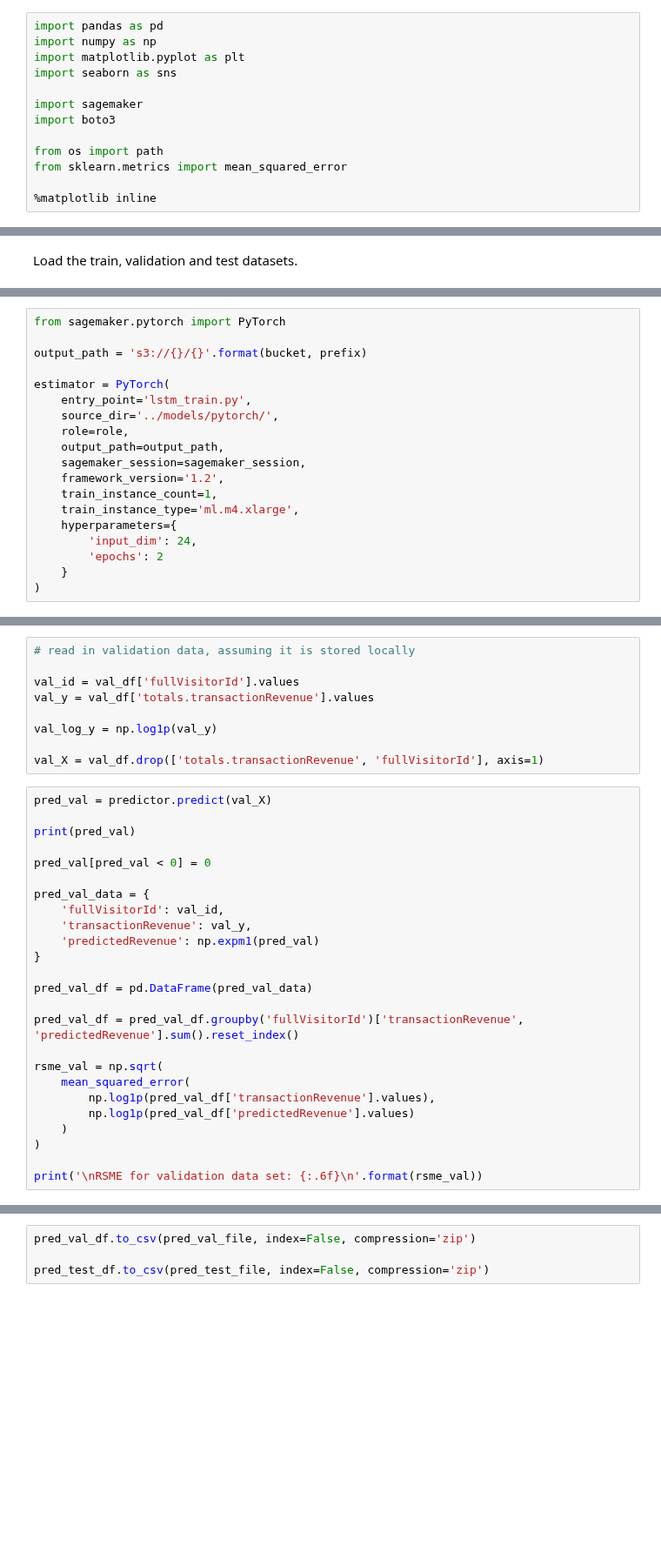
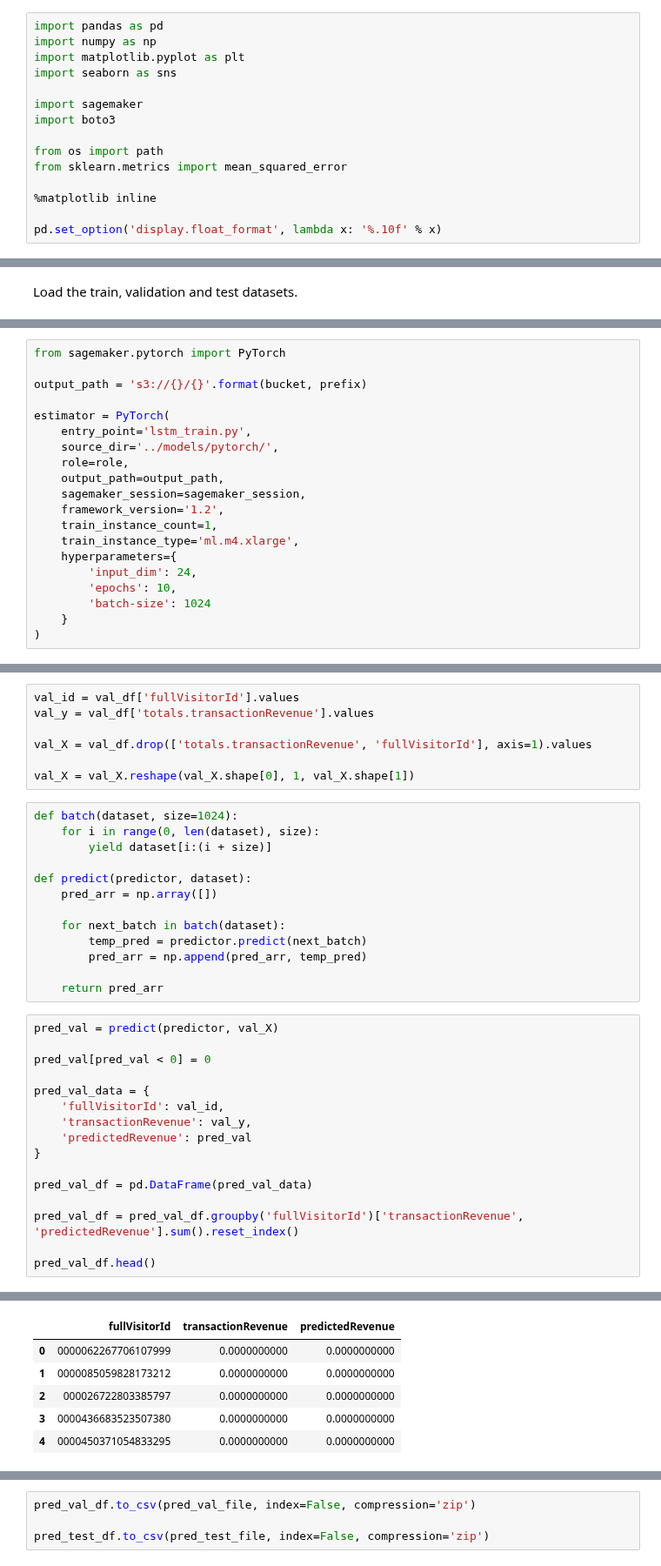
Before and after one commit to cpallapolu/udacity-mlnd-p3-capstone, a Jupyter notebook: notebooks/3_Pytorch_LSTM.ipynb, the cells around one changed output, grey strips where cells are left out. Shown at 87% size. Cells and saved outputs as stored; diff of their text form; blank space fills up the shorter version.

Commit message:
completed till model prediction

```diff
--- a/notebooks/3_Pytorch_LSTM.ipynb
+++ b/notebooks/3_Pytorch_LSTM.ipynb
@@ -33,6 +33,8 @@ from os import path
 from sklearn.metrics import mean_squared_error
 
 %matplotlib inline
+
+pd.set_option('display.float_format', lambda x: '%.10f' % x)
 # %%
 # session and role
 sagemaker_session = sagemaker.Session()
@@ -147,7 +186,8 @@ estimator = PyTorch(
     train_instance_type='ml.m4.xlarge',
     hyperparameters={
         'input_dim': 24,
-        'epochs': 2
+        'epochs': 10,
+        'batch-size': 1024
     }
 )
 # %%
@@ -167,34 +227,37 @@ predictor = model.deploy(initial_instance_count=1, instance_type='ml.m4.xlarge')
 # %%
-# read in validation data, assuming it is stored locally
-
 val_id = val_df['fullVisitorId'].values
 val_y = val_df['totals.transactionRevenue'].values
 
-val_log_y = np.log1p(val_y)
+val_X = val_df.drop(['totals.transactionRevenue', 'fullVisitorId'], axis=1).values
 
-val_X = val_df.drop(['totals.transactionRevenue', 'fullVisitorId'], axis=1)
+val_X = val_X.reshape(val_X.shape[0], 1, val_X.shape[1])
+# %%
+def batch(dataset, size=1024):
+    for i in range(0, len(dataset), size):
+        yield dataset[i:(i + size)]
+
+def predict(predictor, dataset):
+    pred_arr = np.array([])
+
+    for next_batch in batch(dataset):
+        temp_pred = predictor.predict(next_batch)
+        pred_arr = np.append(pred_arr, temp_pred)
+
+    return pred_arr
 # %%
-pred_val = predictor.predict(val_X)
-
-print(pred_val)
+pred_val = predict(predictor, val_X)
 
 pred_val[pred_val < 0] = 0
 
 pred_val_data = {
     'fullVisitorId': val_id,
     'transactionRevenue': val_y,
-    'predictedRevenue': np.expm1(pred_val)
+    'predictedRevenue': pred_val
 }
 
 pred_val_df = pd.DataFrame(pred_val_data)
 
 pred_val_df = pred_val_df.groupby('fullVisitorId')['transactionRevenue', 'predictedRevenue'].sum().reset_index()
 
-rsme_val = np.sqrt(
-    mean_squared_error(
-        np.log1p(pred_val_df['transactionRevenue'].values),
-        np.log1p(pred_val_df['predictedRevenue'].values)
-    )
-)
-
-print('\nRSME for validation data set: {:.6f}\n'.format(rsme_val))
+pred_val_df.head()
+# %% [output]
@@ -200,0 +265,6 @@ print('\nRSME for validation data set: {:.6f}\n'.format(rsme_val))
+|  | fullVisitorId | transactionRevenue | predictedRevenue |
+| 0 | 0000062267706107999 | 0.0000000000 | 0.0000000000 |
+| 1 | 0000085059828173212 | 0.0000000000 | 0.0000000000 |
+| 2 | 000026722803385797 | 0.0000000000 | 0.0000000000 |
+| 3 | 0000436683523507380 | 0.0000000000 | 0.0000000000 |
+| 4 | 0000450371054833295 | 0.0000000000 | 0.0000000000 |
```
Also changed, not shown: parts of 12 cells of this notebook, 4 other files.
